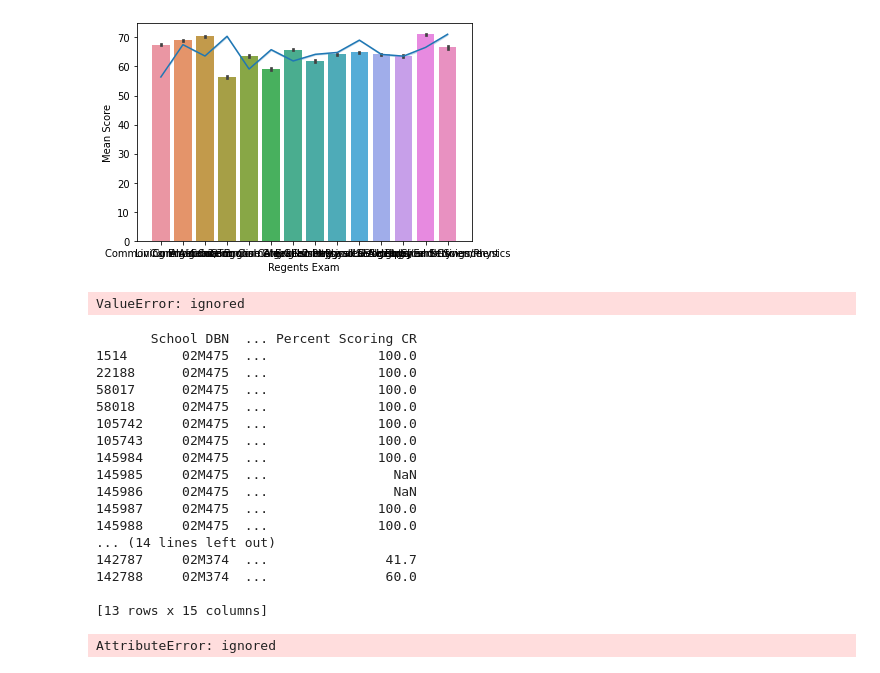
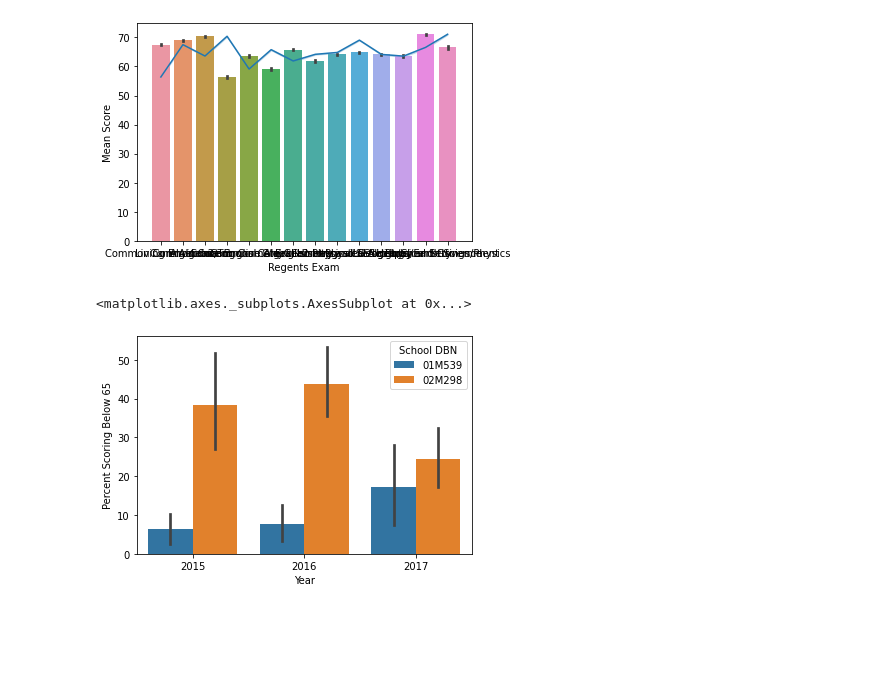
Before and after one commit to broom241/PythonProject1, a Jupyter notebook: Unit_3_,_Data_Analytics_in_Python,_Project_1.ipynb, the cells around one changed output. Cells and saved outputs as stored; diff of their text form; code cells hidden in the pictures; blank space fills up the shorter version.

```diff
--- a/Unit_3_,_Data_Analytics_in_Python,_Project_1.ipynb
+++ b/Unit_3_,_Data_Analytics_in_Python,_Project_1.ipynb
@@ -75,79 +75,21 @@ sns.lineplot(x='Regents Exam', y='Mean Score', data=df)
 <matplotlib.axes._subplots.AxesSubplot at 0x...>
 [figure]
 # %%
+import matplotlib.pyplot as plt
+import seaborn as sns
 import pandas as pd
 import numpy as np
-import seaborn as sns
-%matplotlib inline
-missing_values = ["na", "s"]
+missing_values = ["s","na"]
 df = pd.read_csv('https://raw.githubusercontent.com/CunyLaguardiaDataAnalytics/datasets/master/2014-15_To_2016-17_School-_Level_NYC_Regents_Report_For_All_Variables.csv', na_values = missing_values)
 
-#filter for a school: Stuyvesant High School, 02M475 & Gramercy High School, 02M374
+#Using two schools: New Explorations into Science Technology and Math, 01M539 and Pace High School, 02M298.
 
-nycHS = df[(df['School DBN'] == '02M475') & (df['School DBN'] == '02M374') & (df['Regents Exam'] == 'Common Core Algebra')]
-nycHS = nycHS[['School DBN', 'Year', 'Regents Exam', 'Percent Scoring 80 or Above']]
-nycHS.drop_duplicates(keep = 'first', inplace = True)
+dfHS = df[((df['School DBN']=='01M539') | (df['School DBN']=='02M298')) & (df['Regents Exam']=='Common Core Algebra')]
+dfHS = dfHS[['School DBN', 'Year', 'Regents Exam', 'Percent Scoring Below 65']]
+dfHS.drop_duplicates(keep = 'first',inplace = True)
 
-
-#Visualization
-
-sns.barplot(x = "Year", y = "Percent Scoring 80 or Above", hue="School DBN", data=nycHS)
+# Visualizations using a bar plot
+sns.barplot(x = "Year", y ="Percent Scoring Below 65",hue ="School DBN", data=dfHS )
 # %% [output]
-ValueError: ignored
+<matplotlib.axes._subplots.AxesSubplot at 0x...>
+[figure, added]
-# %%
-import pandas as pd
-import numpy as np
-import seaborn as sns
-%matplotlib inline
-missing_values = ["na", "s", "NaN" ]
-df = pd.read_csv('https://raw.githubusercontent.com/CunyLaguardiaDataAnalytics/datasets/master/2014-15_To_2016-17_School-_Level_NYC_Regents_Report_For_All_Variables.csv', na_values = missing_values)
-df
-#df.drop_duplicates(keep = 'first', inplace = True)
-#df
-
-#filter for a school: Stuyvesant High School, 02M475
-
-#StuyvesantHS = df
-StuyvesantHS = df[(df['School DBN'] == '02M475') & (df['Year'] == 2016) & (df['Regents Exam'] == 'Common Core Algebra')]
-print(StuyvesantHS)
-
-#filter for a school: Gramercy Arts High School, 02M374
-
-#GramercyHS = df
-GramercyHS = df[(df['School DBN'] == '02M374') & (df['Year'] == 2016) & (df['Regents Exam'] == 'Common Core Algebra')]
-print(GramercyHS)
-
-#Combine 2 schools:
-#ComparetwoHS = df[((df['School DBN'] == '02M475') & (df['School DBN'] == '02M374')) & (df['Regents Exam'] == 'Common Core Algebra')
-#ComparetwoHS = ComparetwoHS[['School DBN', 'Year', 'Regents Exam', 'Percent Scoring 65 or Above']]
-#df.drop_duplicates(keep = 'first', inplace = True)
-
-
-#Visualization:
-
-#sns.lineplot(x="Year", y='Common Core Algebra', hue='School DBN')
-#sns.barplot(df['Number Scoring above 80'], kde = False)
-#(["Mean Score"], kde = False)
-#dfschool2016 = df[(df['School DBN'] == '01M034') & (df['Year'] == 2016) & (df['Regents Exam'] == 'Living Environment')]
-#dfschool2016 = dfschool2016[['Year','Mean Score','Regents Exam']]
-
-sns.barplot(x = "Year", y = "Percent Scoring 80 or Above", hue="School DBN", data = "GramercyHS" )
-# %% [output]
-       School DBN  ... Percent Scoring CR
-1514       02M475  ...              100.0
-22188      02M475  ...              100.0
-58017      02M475  ...              100.0
-58018      02M475  ...              100.0
-105742     02M475  ...              100.0
-105743     02M475  ...              100.0
-145984     02M475  ...              100.0
-145985     02M475  ...                NaN
-145986     02M475  ...                NaN
-145987     02M475  ...              100.0
-145988     02M475  ...              100.0
-... (14 lines left out)
-142787     02M374  ...               41.7
-142788     02M374  ...               60.0
-
-[13 rows x 15 columns]
-AttributeError: ignored
```
